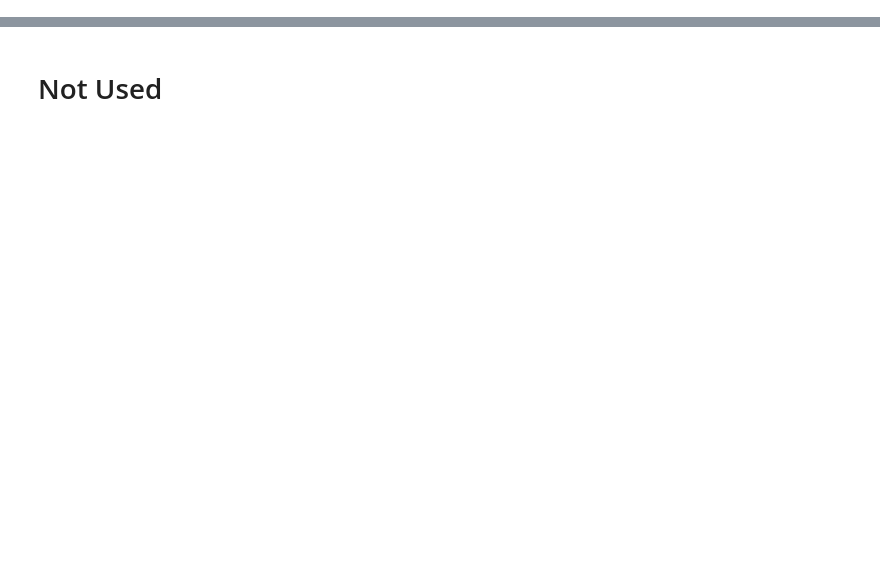
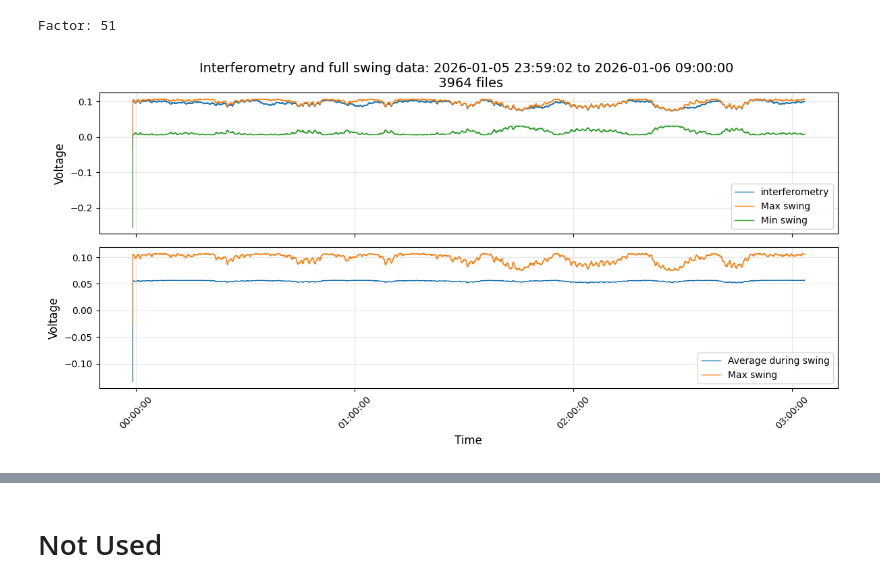
Before and after one commit to Harshghub/Interferometry-analysis, a Jupyter notebook: measurement/analysis_phase_fluctuation.ipynb, the cells around one changed output, grey strips where cells are left out. Cells and saved outputs as stored; diff of their text form; code cells hidden in the pictures; blank space fills up the shorter version.

```diff
--- a/measurement/analysis_phase_fluctuation.ipynb
+++ b/measurement/analysis_phase_fluctuation.ipynb
@@ -48,7 +56,9 @@ def files_list(type_meas, start_dt = start_dt, end_dt = end_dt):
 
     return files_in_range
 # %%
-files_in_range_full_swing = files_list("full_swing")
+exclude_set = ["full_swing_20260106-000022.json","full_swing_20260106-000310.json","full_swing_20260106-005157.json", 'full_swing_20260106-014647.json', 'full_swing_20260106-021808.json', 'full_swing_20260106-021841.json', 'full_swing_20260106-025901.json',"full_swing_20260106-030327.json"]
+# exclude_set = []
+files_in_range_full_swing = files_list("full_swing", exclude_set = exclude_set)
 
 if not files_in_range_full_swing:
     print("No files found in the specified range.")
@@ -77,7 +87,7 @@ else:
         concat_voltage_max_full_swing.append([np.max(v)])
         concat_voltage_avg_full_swing.append([np.mean(v)])
         concat_voltage_polarization_max_full_swing.append([(np.max(v) - np.mean(v))/np.mean(v)])
-        concat_voltage_polarization_min_full_swing.append([abs((np.min(v) - np.mean(v))/np.mean(v))])
+        concat_voltage_polarization_min_full_swing.append([((np.min(v) - np.mean(v))/np.mean(v))])
 
     if not concat_time_full_swing:
         print("All files in range were empty after parsing.")
@@ -95,11 +135,15 @@ else:
 # %%
-files_in_range_interferometry = files_list("v_meas")
+exclude_set = ["v_meas_20260106-005342.json","v_meas_20260106-011322.json","v_meas_20260106-012006.json","v_meas_20260106-012147.json", 'v_meas_20260106-013430.json', 'v_meas_20260106-013718.json', 'v_meas_20260106-015008.json', 'v_meas_20260106-024138.json', 'v_meas_20260106-024607.json']
+files_in_range_interferometry = files_list("v_meas", exclude_set = exclude_set)
 
 
 if not files_in_range_interferometry:
     print("No files found in the specified range.")
 
 elif len(files_in_range_interferometry) != len(files_in_range_full_swing):
+    print("Number of files in range are not the same")
+    print(f"Full swing: {len(files_in_range_full_swing)}")
+    print(f"Interferometry: {len(files_in_range_interferometry)}")
     Warning("Number of files in range are not the same")
 
 else:
@@ -111,8 +155,8 @@ else:
     for dt, file in files_in_range_interferometry:
         with open(file, "r") as f:
             d = json.load(f)
-        t = np.array(d["time_s"], dtype=float)
-        v = np.array(d["voltage_data_v"], dtype=float)
+        t = np.array(d["time_s"], dtype=float)[::interferometry_data_skipping_factor]
+        v = np.array(d["voltage_data_v"], dtype=float)[::interferometry_data_skipping_factor]
         if len(t) == 0 or len(v) == 0:
             continue
 
@@ -133,12 +256,22 @@ else:
+# %%
+def extending_data(data,factor,symmetric=True):
+    if symmetric:
+        return np.concatenate([np.repeat([data[0]],np.floor(factor/2)), np.repeat(data[1:],factor), np.repeat([data[-1]],np.ceil(factor/2))])
+    else:
+        return np.repeat(data, factor)
 # %%
 if not(len(concat_time_interferometry)/len(concat_time_full_swing)).is_integer():
-    Warning("Number of points in interferometry is not a multiple of full swing")
+    print("Number of points in interferometry is not a multiple of full swing")
 
 else:
     factor = int(len(concat_time_interferometry)/len(concat_time_full_swing))
-    extended_voltage_avg_full_swing = np.repeat(concat_voltage_avg_full_swing, factor)
-    extended_voltage_polarization_max_full_swing = np.repeat(concat_voltage_polarization_max_full_swing, factor)
-    cosine_phase = (concat_voltage_interferometry - extended_voltage_avg_full_swing)/(extended_voltage_polarization_max_full_swing - extended_voltage_avg_full_swing)
+    print(f"Factor: {factor}")
+    extended_voltage_avg_full_swing = extending_data(concat_voltage_avg_full_swing, factor, symmetric=True)
+    extended_voltage_max_full_swing = extending_data(concat_voltage_max_full_swing, factor, symmetric=True)
+    extended_voltage_min_full_swing = extending_data(concat_voltage_min_full_swing, factor, symmetric=True)
+    cosine_phase = (concat_voltage_interferometry - extended_voltage_avg_full_swing)/(extended_voltage_max_full_swing - extended_voltage_avg_full_swing)
+# %% [output]
+Factor: 51
 # %%
 # Plot the concatenated data
 if 'concat_time_interferometry' in locals() and 'cosine_phase' in locals() and len(concat_time_interferometry) > 0:
@@ -156,35 +289,40 @@ if 'concat_time_interferometry' in locals() and 'cosine_phase' in locals() and l
         fig, axs = plt.subplots(2, 1, figsize=(12, 6), sharex=True)
         # Plot min and max voltage on first axis
         axs[0].plot(concat_datetime[:], concat_voltage_interferometry[:], label='interferometry', linewidth=1)
-        axs[0].set_ylabel("P_max - P_avg / P_avg", fontsize=12)
+        axs[0].plot(concat_datetime[:], extended_voltage_max_full_swing[:], label='Max swing', linewidth=1)
+        axs[0].plot(concat_datetime[:], extended_voltage_min_full_swing[:], label='Min swing', linewidth=1)
+        axs[0].set_ylabel("Voltage", fontsize=12)
         axs[0].legend()
 
         # Plot sum and diff voltage on second axis
-        axs[1].plot(concat_datetime[:], extended_voltage_polarization_max_full_swing[:], label='Max swing', linewidth=1)
-        axs[1].plot(concat_datetime[:], extended_voltage_avg_full_swing, label='Average swing', linewidth=1)
+        # axs[1].plot(concat_datetime[:], extended_voltage_max_full_swing[:], label='Max swing', linewidth=1)
+        axs[1].plot(concat_datetime[:], extended_voltage_avg_full_swing, label='Average during swing', linewidth=1)
+        axs[1].plot(concat_datetime[:], extended_voltage_max_full_swing[:], label='Max swing', linewidth=1)
         axs[1].set_xlabel("Time", fontsize=12)
-        axs[1].set_ylabel("Cos(relativepolarization)", fontsize=12)
+        axs[1].set_ylabel("Voltage", fontsize=12)
         axs[1].legend()
 
         # Format x-axis to show time nicely
         axs[1].xaxis.set_major_formatter(mdates.DateFormatter('%H:%M:%S'))
         axs[1].xaxis.set_major_locator(mdates.HourLocator(interval=1))
         plt.setp(axs[1].xaxis.get_majorticklabels(), rotation=45)
         axs[0].set_title(
-            f"Interferometry and full swing data: {start_str} to {end_str} \n {len(files_in_range)} files",
+            f"Interferometry and full swing data: {start_str} to {end_str} \n {len(files_in_range_interferometry)} files",
             fontsize=14,
         )
         for ax in axs:
             ax.grid(True, alpha=0.3)
 
 
         plt.tight_layout()
         plt.savefig(f"polarization_{start_str}_{end_str}.png")
         plt.show()
 
 
     print("\nFiles included (chronological):")
     for dt, file in files_in_range_interferometry:
         print(f"  {dt} -> {file.name}")
 else:
     print("No data loaded. Please run the data loading cell first.")
+# %% [output]
+[figure, added]
```
Also changed, not shown: parts of 14 cells of this notebook, 9 other files.
